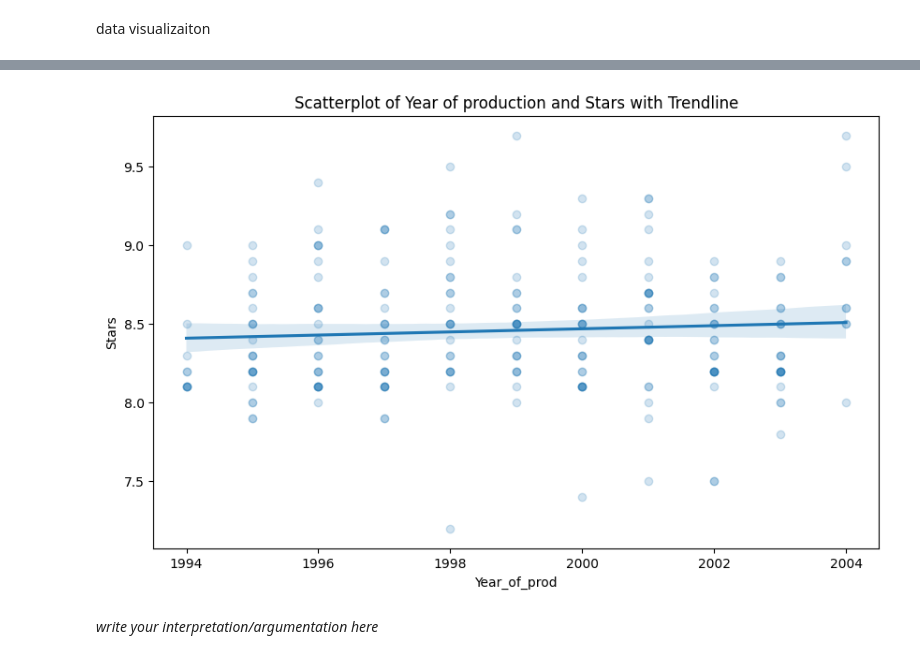
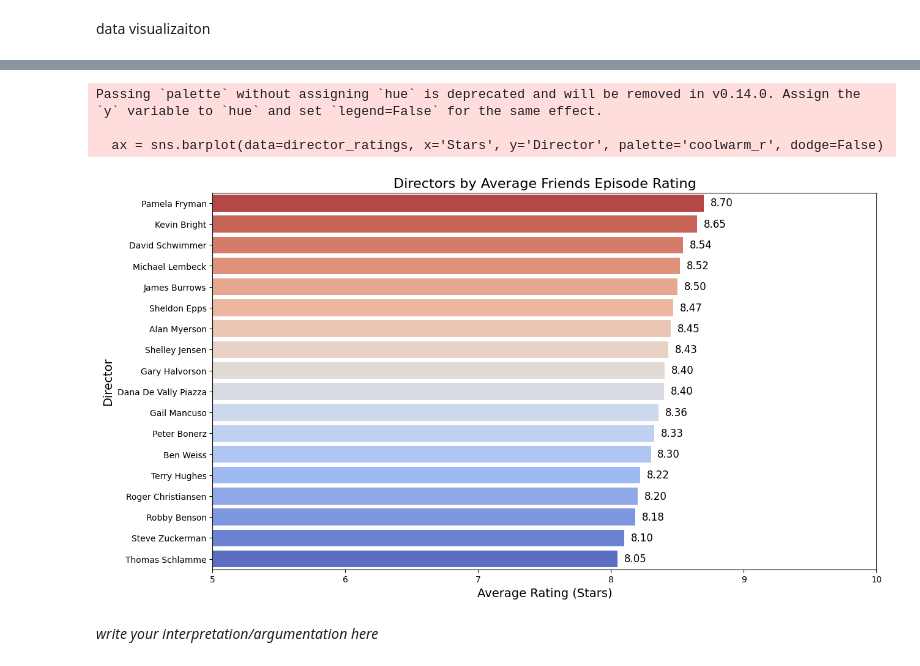
Before and after one commit to onni-Q/individual-miniproject, a Jupyter notebook: Individual_Miniproject.ipynb, the cells around one changed output, grey strips where cells are left out. Cells and saved outputs as stored; diff of their text form; code cells hidden in the pictures.

Commit message:
stopped at the last question for the friends csv file,

```diff
--- a/Individual_Miniproject.ipynb
+++ b/Individual_Miniproject.ipynb
@@ -310,12 +266,38 @@ df[['Year_of_prod', 'Stars']]
-# %%
-plt.figure(figsize=(10, 6))
-sns.regplot(x='Year_of_prod', y='Stars', data=df, scatter_kws={'alpha':0.2})
-plt.title('Scatterplot of Year of production and Stars with Trendline')
-plt.xlabel('Year_of_prod')
-plt.ylabel('Stars')
-plt.show()
-# %% [output]
-[figure, removed]
+# %%
+import pandas as pd
+import matplotlib.pyplot as plt
+import seaborn as sns
+
+# Calculate average Stars per director
+director_ratings = df.groupby('Director')['Stars'].mean().sort_values(ascending=False).reset_index()
+
+# Optional: only show directors with multiple episodes to avoid skew
+episode_counts = df['Director'].value_counts()
+directors_multiple_eps = episode_counts[episode_counts > 1].index
+director_ratings = director_ratings[director_ratings['Director'].isin(directors_multiple_eps)]
+
+# Plot with enhanced visual contrast
+plt.figure(figsize=(14,8))
+ax = sns.barplot(data=director_ratings, x='Stars', y='Director', palette='coolwarm_r', dodge=False)
+
+# Add the rating value next to each bar
+for p in ax.patches:
+    width = p.get_width()  # the height of the bar (rating)
+    ax.text(width + 0.05, p.get_y() + p.get_height() / 2, f'{width:.2f}',
+            ha='left', va='center', fontsize=12, color='black')
+
+# Customize plot
+plt.xlabel('Average Rating (Stars)', fontsize=14)
+plt.ylabel('Director', fontsize=14)
+plt.title('Directors by Average Friends Episode Rating', fontsize=16)
+plt.xlim(5, 10)
+
+plt.show()
+# %% [output]
+Passing `palette` without assigning `hue` is deprecated and will be removed in v0.14.0. Assign the `y` variable to `hue` and set `legend=False` for the same effect.
+
+  ax = sns.barplot(data=director_ratings, x='Stars', y='Director', palette='coolwarm_r', dodge=False)
+[figure, added]
 # %% [markdown]
 *write your interpretation/argumentation here*
 # %% [markdown]
```
Also changed, not shown: parts of 19 cells of this notebook.
